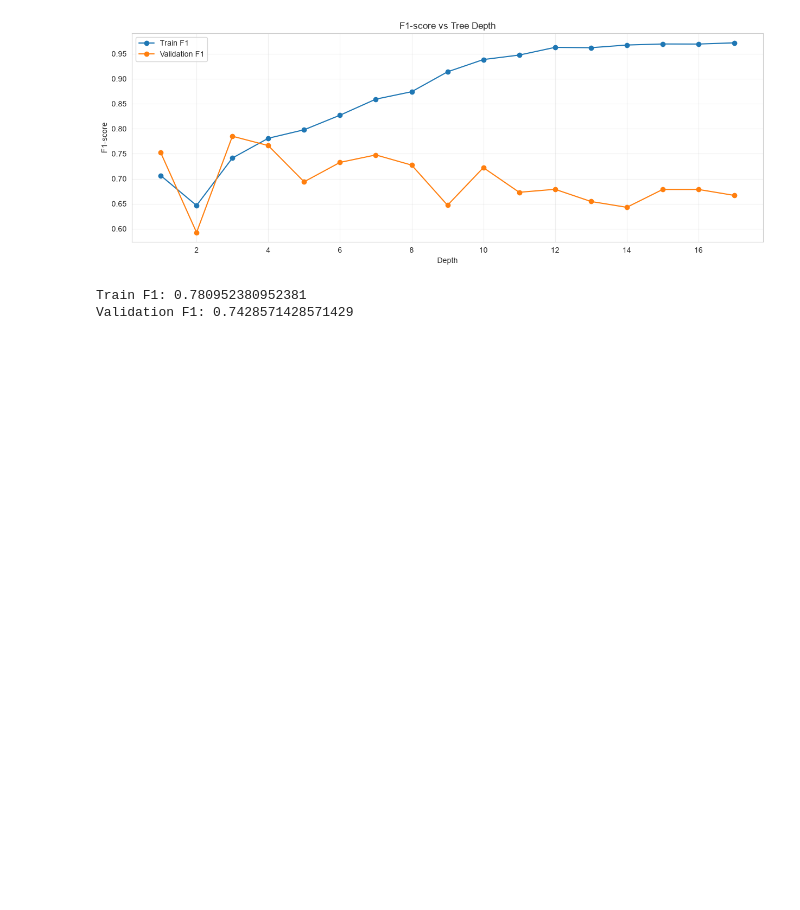
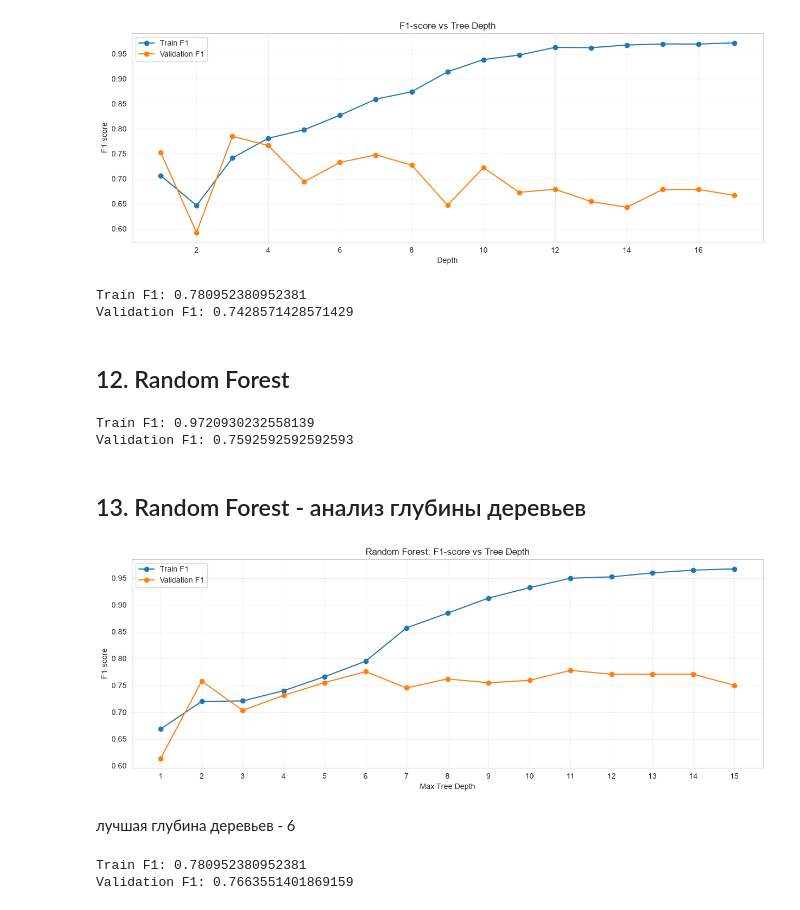
Before and after one commit to ArtYou23/ml_course_mai, a Jupyter notebook: classification/titanic.ipynb, the cells around one changed output. Drawn from its saved outputs; the diff is of its cells as text; code cells hidden in the pictures; blank space fills up the shorter version.

Commit message:
Model comparison stage

```diff
--- a/classification/titanic.ipynb
+++ b/classification/titanic.ipynb
@@ -275,3 +275,79 @@ print("Validation F1:", f1_score(y_val, tree_pred))
 # %% [output]
 Train F1: 0.780952380952381
 Validation F1: 0.7428571428571429
+# %% [markdown]
+## 12. Random Forest
+# %%
+from sklearn.ensemble import RandomForestClassifier
+
+forest = RandomForestClassifier(
+    n_estimators=100,
+    random_state=23,
+    n_jobs=-1
+)
+
+forest.fit(X_train_p, y_train)
+
+print("Train F1:", f1_score(y_train, forest.predict(X_train_p)))
+print("Validation F1:", f1_score(y_val, forest.predict(X_val_p)))
+# %% [output]
+Train F1: 0.9720930232558139
+Validation F1: 0.7592592592592593
+# %% [markdown]
+## 13. Random Forest - анализ глубины деревьев
+# %%
+depths = range(1, 16)
+
+forest_train_scores = []
+forest_val_scores = []
+
+for depth in depths:
+    model = RandomForestClassifier(
+        n_estimators=100,
+        max_depth=depth,
+        random_state=23,
+        n_jobs=-1
+    )
+
+    model.fit(X_train_p, y_train)
+
+    forest_train_scores.append(
+        f1_score(y_train, model.predict(X_train_p))
+    )
+
+    forest_val_scores.append(
+        f1_score(y_val, model.predict(X_val_p))
+    )
+
+plt.figure(figsize=(15, 5))
+
+plt.plot(depths, forest_train_scores, marker="o", label="Train F1")
+plt.plot(depths, forest_val_scores, marker="o", label="Validation F1")
+
+plt.xlabel("Max Tree Depth")
+plt.ylabel("F1-score")
+plt.title("Random Forest: F1-score vs Tree Depth")
+
+plt.xticks(depths)
+plt.legend()
+plt.grid(alpha=0.3)
+plt.show()
+# %% [output]
+[figure, added]
+# %% [markdown]
+лучшая глубина деревьев - 6
+# %%
+tree = DecisionTreeClassifier(
+    max_depth=4,
+    random_state=23
+)
+
+tree.fit(X_train_p, y_train)
+
+tree_pred = tree.predict(X_val_p)
+
+print("Train F1:", f1_score(y_train, tree.predict(X_train_p)))
+print("Validation F1:", f1_score(y_val, tree_pred))
+# %% [output]
+Train F1: 0.780952380952381
+Validation F1: 0.7663551401869159
```
Also changed, not shown: parts of 24 cells of this notebook.
